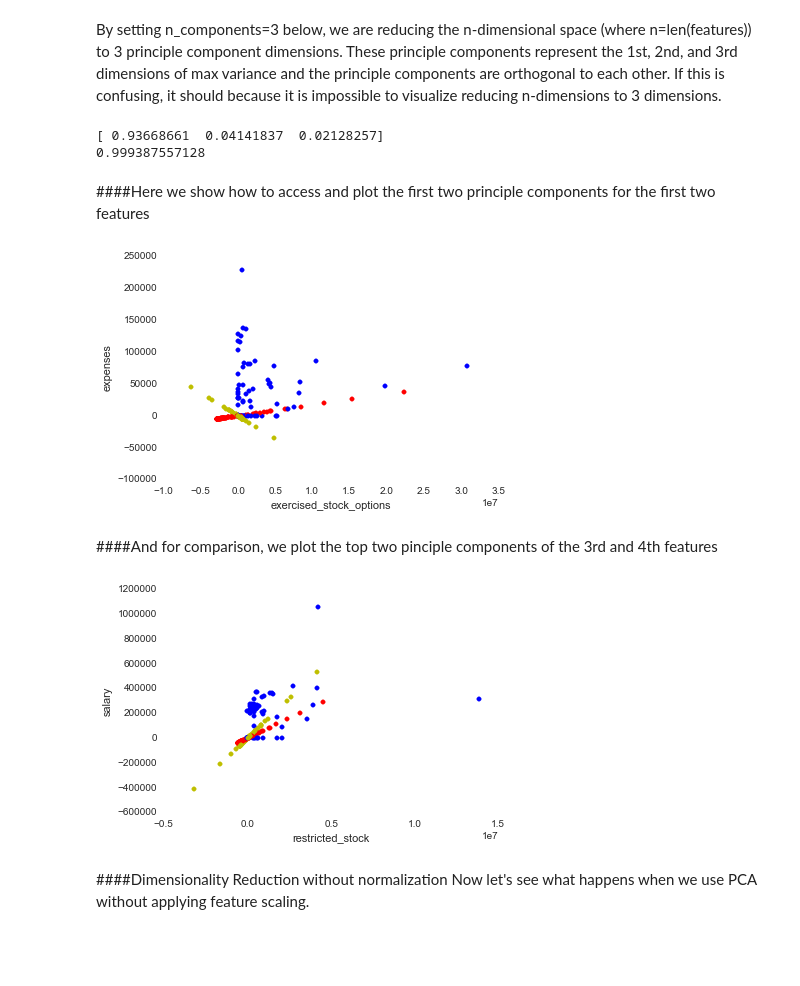
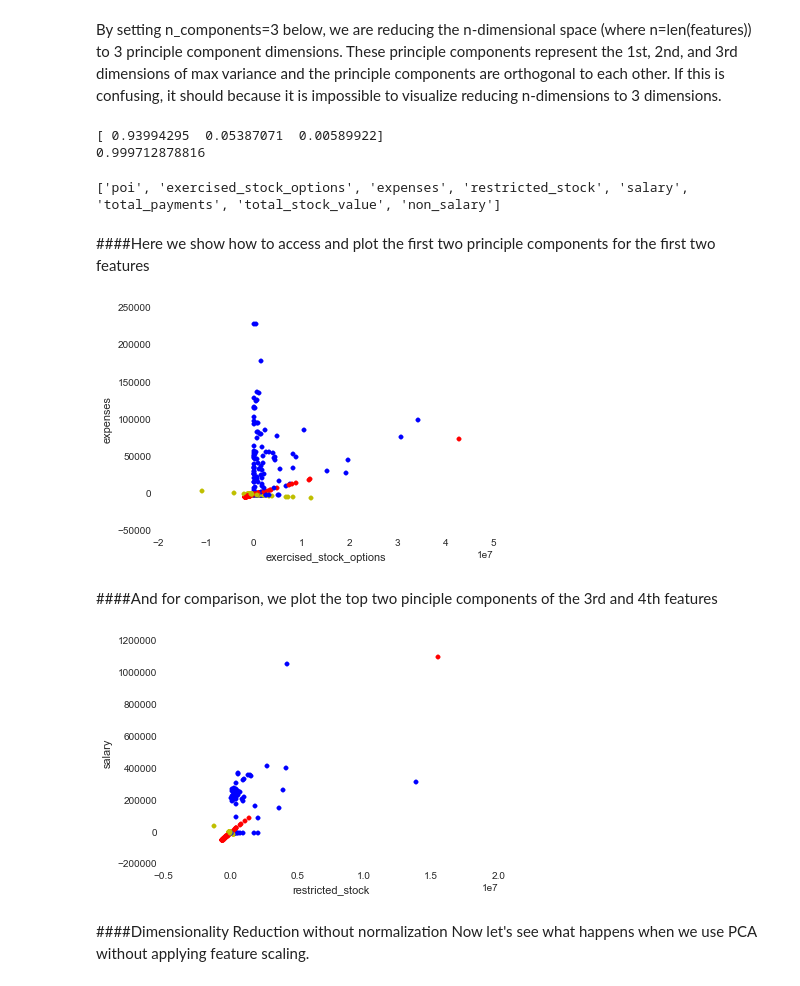
Before and after one commit to BlaneG/Udacity_Intro_machine_learning, a Jupyter notebook: poi_id_v3.ipynb, the cells around one changed output. Saved outputs shown, nothing was run; the diff lists cells and outputs as text; code cells hidden in the pictures; blank space fills up the shorter version.

```diff
--- a/poi_id_v3.ipynb
+++ b/poi_id_v3.ipynb
@@ -199,13 +194,0 @@ Here we remove features that have more than 40% of entries that are NaN
-# %%
-def NaN_cutoff(cut_off):
-    #let's remove from the list of financial_features any features where more than 40% of the data_entries are NaN
-    for feature in NaNs:
-        #print feature
-        if feature in financial_features:
-            if NaNs[feature] > cut_off:
-                financial_features.remove(feature)
-
-    return financial_features
-
-financial_features = NaN_cutoff(0.4)
-financial_features
@@ -425,41 +414,45 @@ By setting n_components=3 below, we are reducing the n-dimensional space (where
 #guided by lesson 12 mini project
 from sklearn.decomposition import PCA
 
-pca = PCA(n_components = 3)
-pca.fit(features_train)
+pca = PCA(n_components = 2)
+pca.fit(features)
 print pca.explained_variance_ratio_
 print sum(pca.explained_variance_ratio_)
 # %% [output]
-[ 0.93668661  0.04141837  0.02128257]
-0.999387557128
+[ 0.93994295  0.05387071  0.00589922]
+0.999712878816
+# %%
+print financial_features
+# %% [output]
+['poi', 'exercised_stock_options', 'expenses', 'restricted_stock', 'salary', 'total_payments', 'total_stock_value', 'non_salary']
 # %% [markdown]
 ####Here we show how to access and plot the first two principle components for the first two features
 # %%
 #each pca component contains a vector transformation to get from
 #the pca back to the original features
 pc_1st = pca.components_[0]
 pc_2nd = pca.components_[1]
-pc_3rd = pca.components_[2]
+#pc_3rd = pca.components_[2]
 
 
 #transform the original 8 features into the principle features
-feature_train_pca = pca.transform(features_train)
+transformed_data = pca.transform(features)
 
 #use zip here to combine each list into a list of tuples
 #iterate through the list of transformed features.
 #ii contains the aggregated principle components, and jj contains the
 #original data points for each feature.
-for ii, jj in zip(feature_train_pca, features_train):
+for ii, jj in zip(transformed_data, features):
     #plot the
     plt.scatter(pc_1st[0]*ii[0], pc_1st[1]*ii[0], color="r")
     plt.scatter(pc_2nd[0]*ii[1], pc_2nd[1]*ii[1], color="y")
     plt.scatter(jj[0], jj[1], color="b")
 
-plt.xlabel(financial_features[1+0])
+plt.xlabel(financial_features[0+1])
 plt.ylabel(financial_features[1+1])
 plt.show()
 # %% [output]
-[figure, old version]
+[figure, new version]
 # %% [markdown]
 ####And for comparison, we plot the top two pinciple components of the 3rd and 4th features
 # %%
@@ -475,7 +468,7 @@ plt.xlabel(financial_features[1+2])
 plt.ylabel(financial_features[1+3])
 plt.show()
 # %% [output]
-[figure, old version]
+[figure, new version]
 # %% [markdown]
 ####Dimensionality Reduction without normalization
 Now let's see what happens when we use PCA without applying feature scaling.
```
Also changed, not shown: parts of 14 cells of this notebook.
